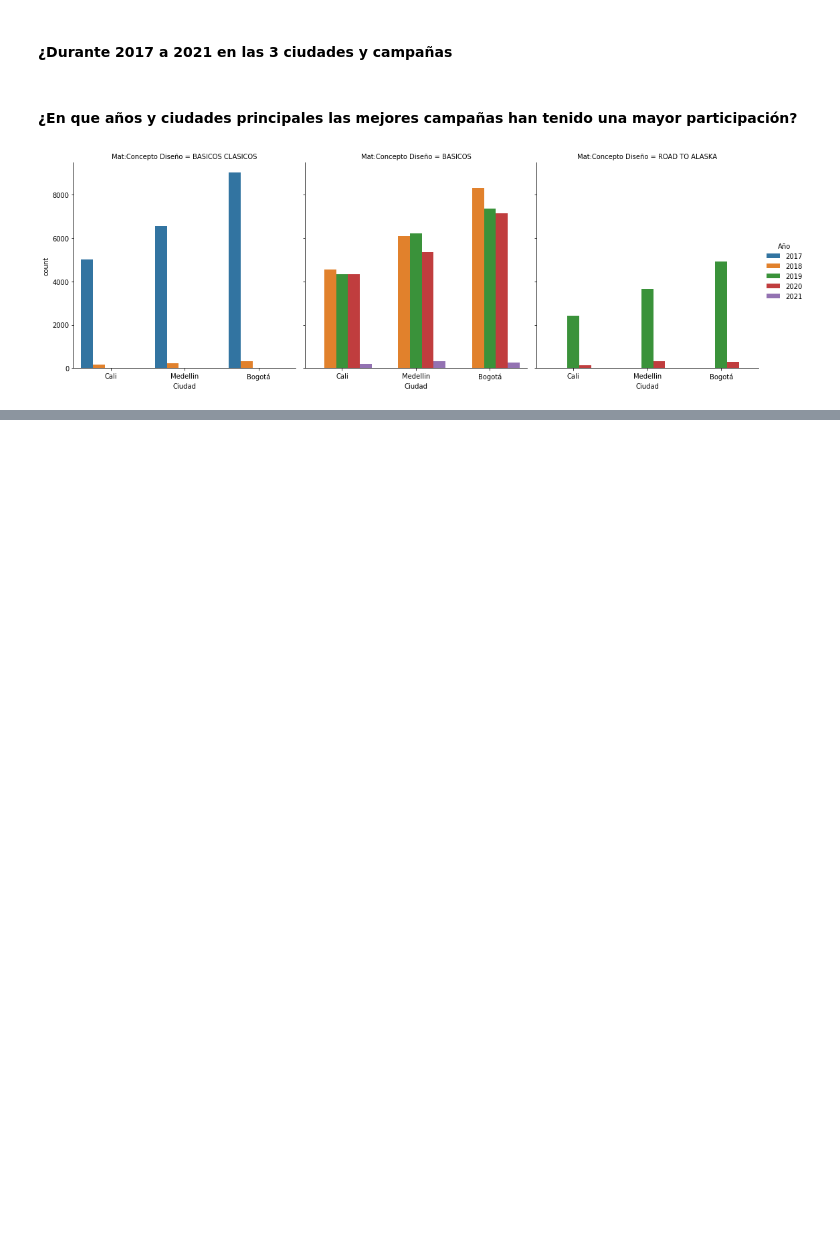
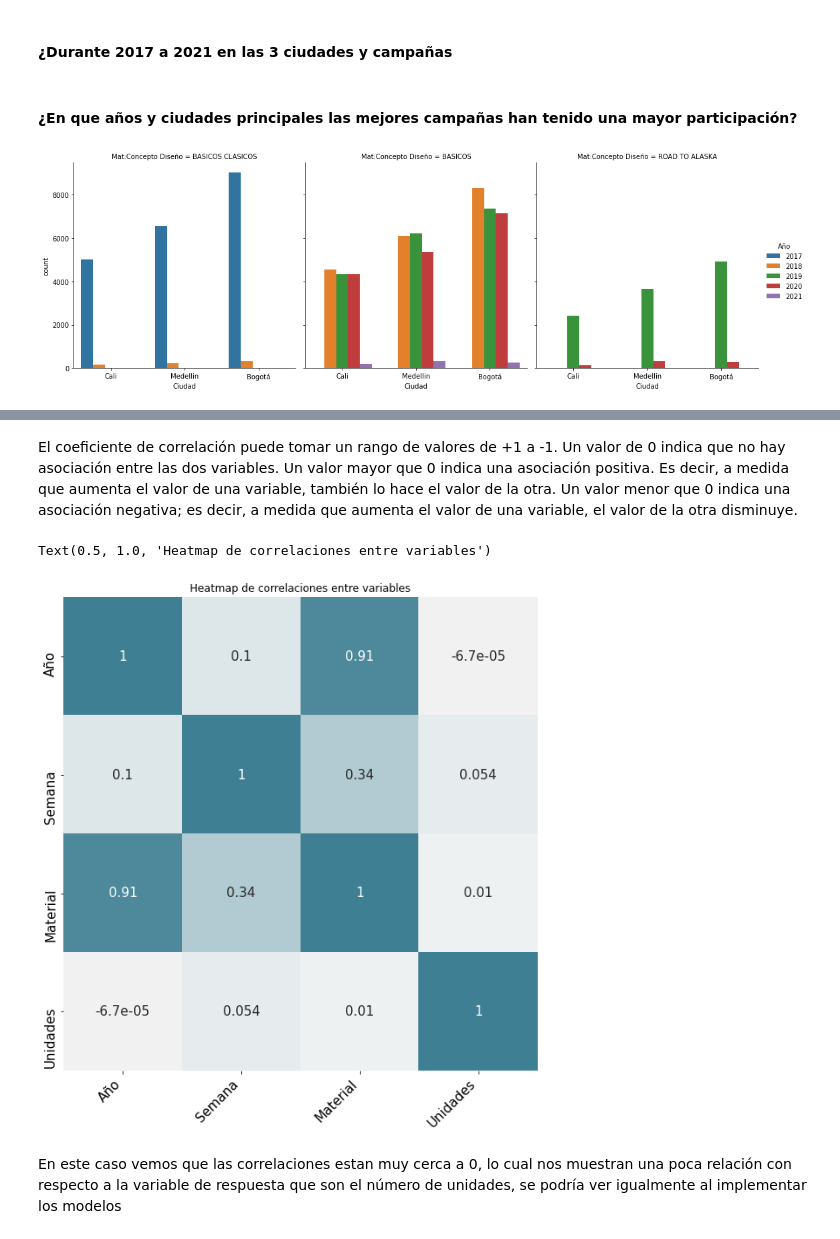
Before and after one commit to Eduarmma19/prueba_tecnica, a Jupyter notebook: Prueba_tecnica.ipynb, the cells around one changed output, grey strips where cells are left out. Saved outputs shown, nothing was run; the diff lists cells and outputs as text; code cells hidden in the pictures; blank space fills up the shorter version.

```diff
--- a/Prueba_tecnica.ipynb
+++ b/Prueba_tecnica.ipynb
@@ -284,0 +346,31 @@ Que conclusiones podemos sacar de esto:
+# %% [markdown]
+El coeficiente de correlación puede tomar un rango de valores de +1 a -1. Un valor de 0 indica que no hay asociación entre las dos variables. Un valor mayor que 0 indica una asociación positiva. Es decir, a medida que aumenta el valor de una variable, también lo hace el valor de la otra. Un valor menor que 0 indica una asociación negativa; es decir, a medida que aumenta el valor de una variable, el valor de la otra disminuye.
+# %%
+def tidy_corr_matrix(corr_mat):
+    '''
+    Función para convertir una matrix de correlación de pandas en formato tidy
+    '''
+    corr_mat = corr_mat.stack().reset_index()
+    corr_mat.columns = ['Variable_1','Variable_2','Correlacion']
+    corr_mat = corr_mat.loc[corr_mat['Variable_1'] != corr_mat['Variable_2'], :]
+    corr_mat['abs_correlacion'] = np.abs(corr_mat['Correlacion'])
+    corr_mat = corr_mat.sort_values('abs_correlacion', ascending=False)
+
+    return(corr_mat)
+
+corr_matrix = df_productos.select_dtypes(include=['float64', 'int']).corr(method='pearson')
+correlaciones =tidy_corr_matrix(corr_matrix)
+
+
+fig, ax = plt.subplots(nrows=1, ncols=1, figsize=(10, 10))
+sns.heatmap(corr_matrix, annot = True, cbar = False,annot_kws = {"size": 15},
+    vmin = -1,vmax = 1,center = 0,cmap = sns.diverging_palette(20, 220, n=200),
+    square = True, ax  = ax)
+ax.set_xticklabels(ax.get_xticklabels(),rotation = 45, horizontalalignment = 'right',)
+ax.tick_params(labelsize = 15)
+plt.title("Heatmap de correlaciones entre variables")
+# %% [output]
+Text(0.5, 1.0, 'Heatmap de correlaciones entre variables')
+[figure, added]
+# %% [markdown]
+En este caso vemos que las correlaciones estan muy cerca a 0, lo cual nos muestran una poca relación con respecto a la variable de respuesta que son el número de unidades, se podría ver igualmente al implementar los modelos
```
Also changed, not shown: parts of 47 cells of this notebook.
